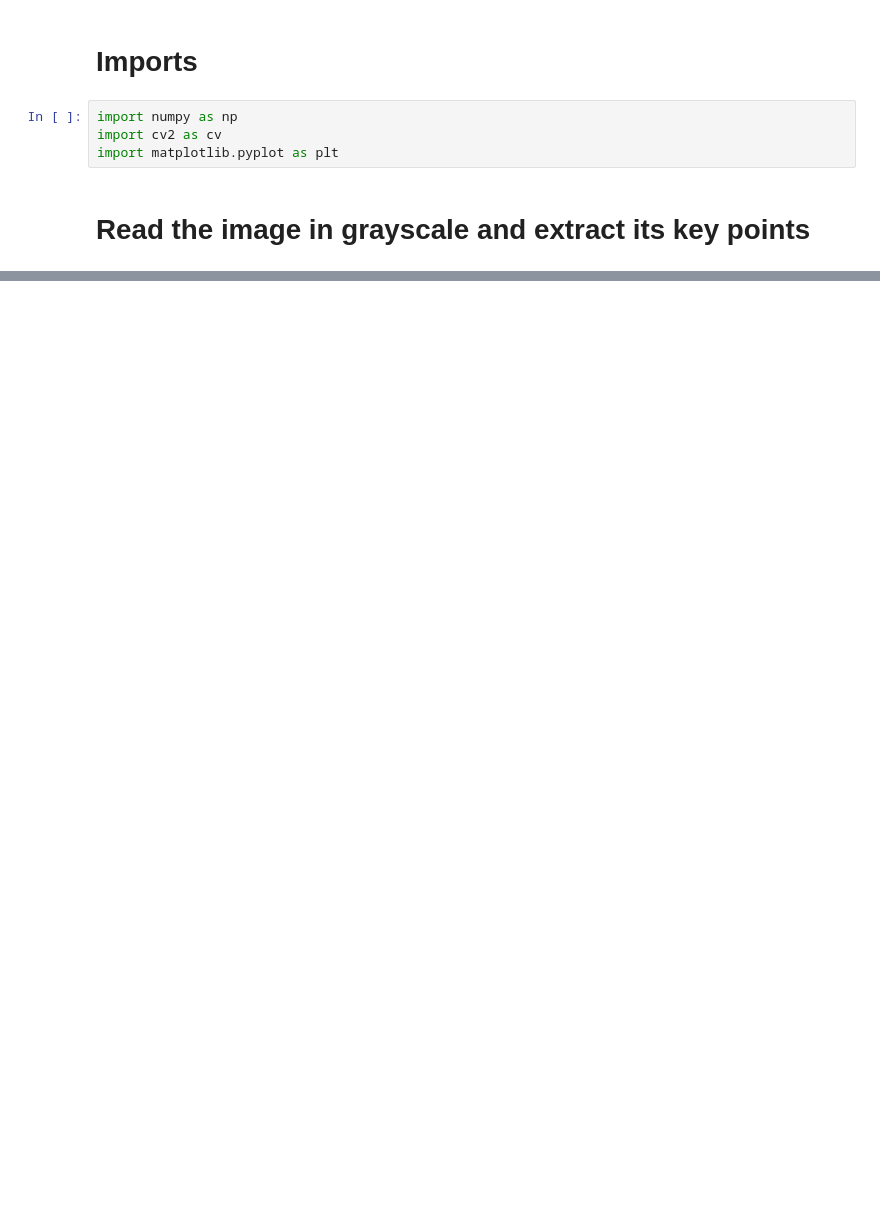
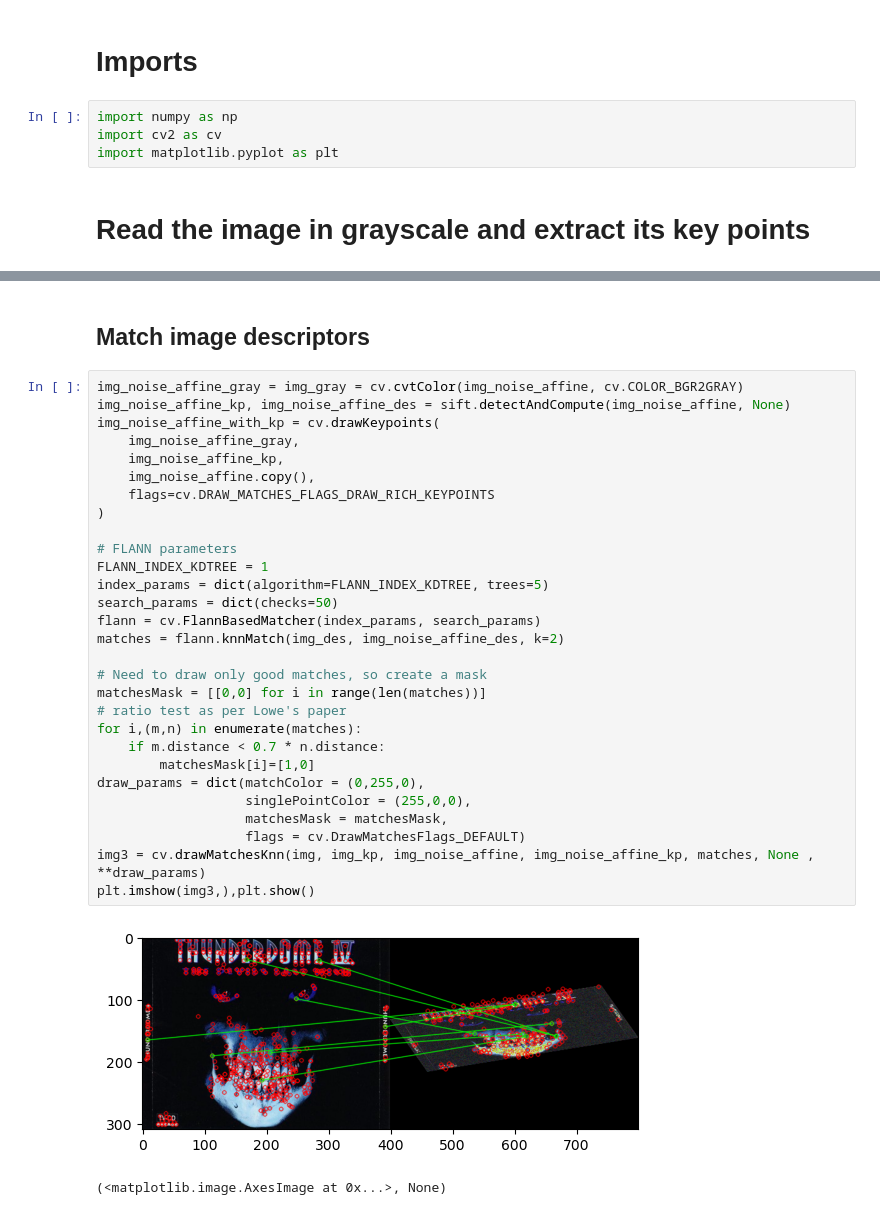
Before and after one commit to SeXde/CV-Notebooks, a Jupyter notebook: SIFT.ipynb, the cells around one changed output, grey strips where cells are left out. Drawn from its saved outputs; the diff is of its cells as text; blank space fills up the shorter version.

```diff
--- a/SIFT.ipynb
+++ b/SIFT.ipynb
@@ -28,0 +60,34 @@ plt.imshow(img_with_kp, cmap=plt.cm.jet)
+# %% [markdown]
+## Match image descriptors
+# %%
+img_noise_affine_gray = img_gray = cv.cvtColor(img_noise_affine, cv.COLOR_BGR2GRAY)
+img_noise_affine_kp, img_noise_affine_des = sift.detectAndCompute(img_noise_affine, None)
+img_noise_affine_with_kp = cv.drawKeypoints(
+    img_noise_affine_gray,
+    img_noise_affine_kp,
+    img_noise_affine.copy(),
+    flags=cv.DRAW_MATCHES_FLAGS_DRAW_RICH_KEYPOINTS
+)
+
+# FLANN parameters
+FLANN_INDEX_KDTREE = 1
+index_params = dict(algorithm=FLANN_INDEX_KDTREE, trees=5)
+search_params = dict(checks=50)
+flann = cv.FlannBasedMatcher(index_params, search_params)
+matches = flann.knnMatch(img_des, img_noise_affine_des, k=2)
+
+# Need to draw only good matches, so create a mask
+matchesMask = [[0,0] for i in range(len(matches))]
+# ratio test as per Lowe's paper
+for i,(m,n) in enumerate(matches):
+    if m.distance < 0.7 * n.distance:
+        matchesMask[i]=[1,0]
+draw_params = dict(matchColor = (0,255,0),
+                   singlePointColor = (255,0,0),
+                   matchesMask = matchesMask,
+                   flags = cv.DrawMatchesFlags_DEFAULT)
+img3 = cv.drawMatchesKnn(img, img_kp, img_noise_affine, img_noise_affine_kp, matches, None , **draw_params)
+plt.imshow(img3,),plt.show()
+# %% [output]
+[figure, added]
+(<matplotlib.image.AxesImage at 0x...>, None)
```
Also changed, not shown: parts of 6 cells of this notebook, 2 other files.
